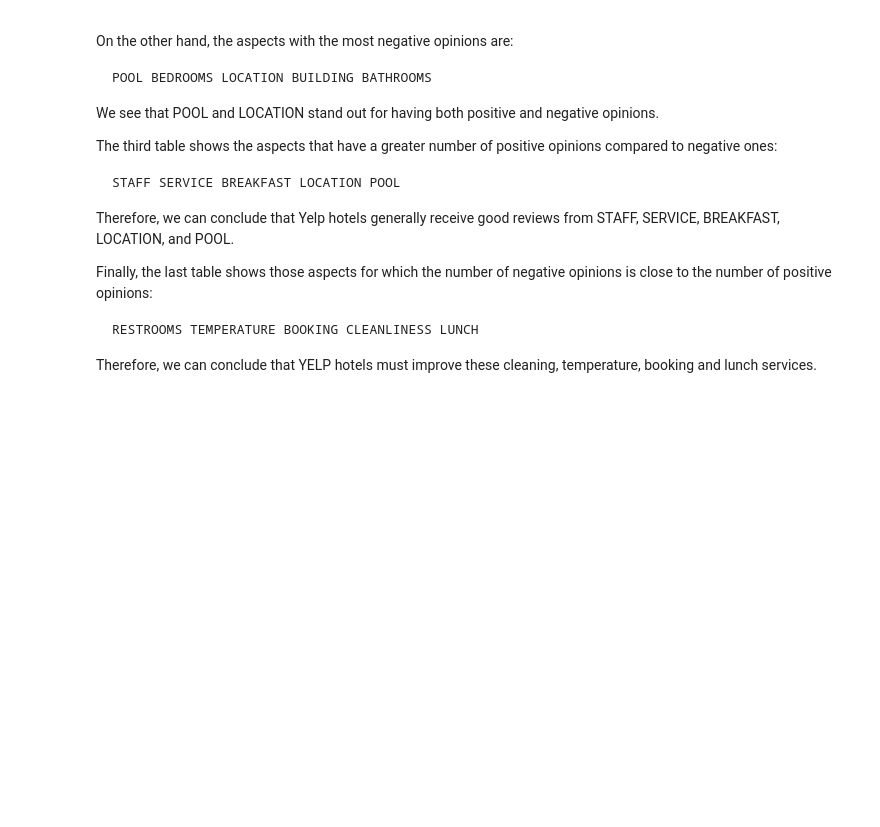
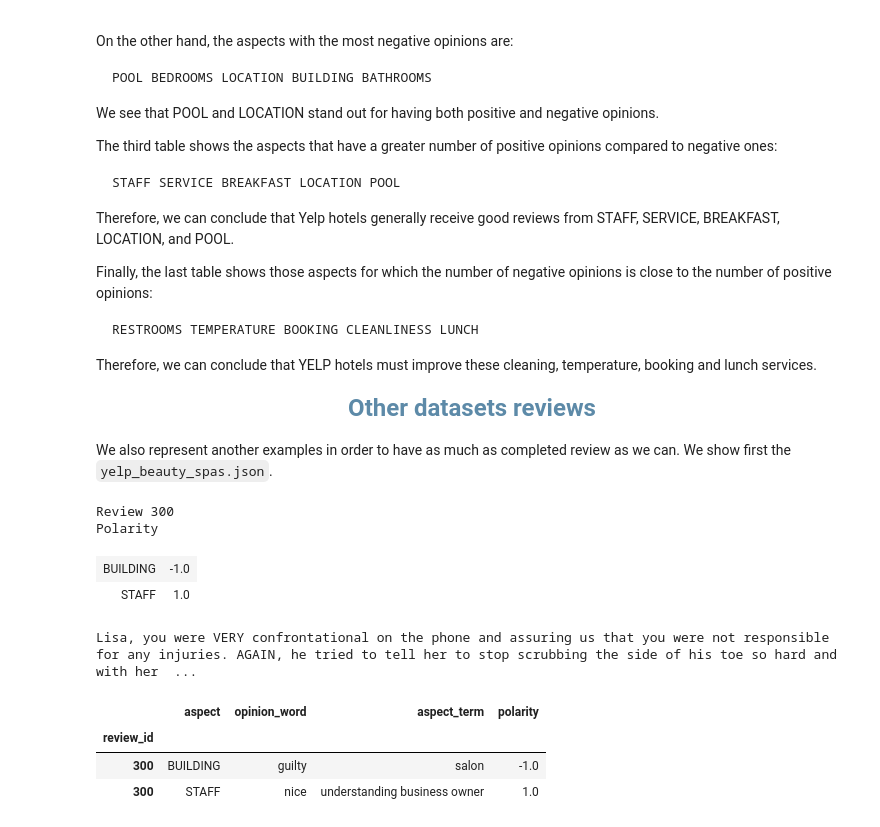
Before and after one commit to glorelvalle/mucd-mg, a Jupyter notebook: pln/p1.ipynb, the cells around one changed output. Drawn from its saved outputs; the diff is of its cells as text; code cells hidden in the pictures; blank space fills up the shorter version.

```diff
--- a/pln/p1.ipynb
+++ b/pln/p1.ipynb
@@ -450,3 +443,28 @@ Finally, the last table shows those aspects for which the number of negative opi
     RESTROOMS TEMPERATURE BOOKING CLEANLINESS LUNCH
 
 Therefore, we can conclude that YELP hotels must improve these cleaning, temperature, booking and lunch services.
+# %% [markdown]
+<div style="font-weight: bold; color:#5D8AA8" align="center">
+    <div style="font-size: x-large; color:#5D8AA8">Other datasets reviews</div><br>
+</div>
+
+We also represent another examples in order to have as much as completed review as we can. We show first the `yelp_beauty_spas.json`.
+# %%
+idx = 300
+review = reviews_spas[idx].get("reviewText")
+data = AO.get_aspect_opinion(idx, review, aspects_spas)
+data2 = data.copy()
+data2['text'] = review
+data2 = data2.reset_index()
+DP.run_display(idx, data2)
+display(data)
+# %% [output]
+Review 300
+Polarity
+| BUILDING | -1.0 |
+| STAFF | 1.0 |
+Lisa, you were VERY confrontational on the phone and assuring us that you were not responsible for any injuries. AGAIN, he tried to tell her to stop scrubbing the side of his toe so hard and with her  ...
+|  | aspect | opinion_word | aspect_term | polarity |
+| review_id |  |  |  |  |
+| 300 | BUILDING | guilty | salon | -1.0 |
+| 300 | STAFF | nice | understanding business owner | 1.0 |
```
Also changed, not shown: parts of 10 cells of this notebook, 1 other file.
